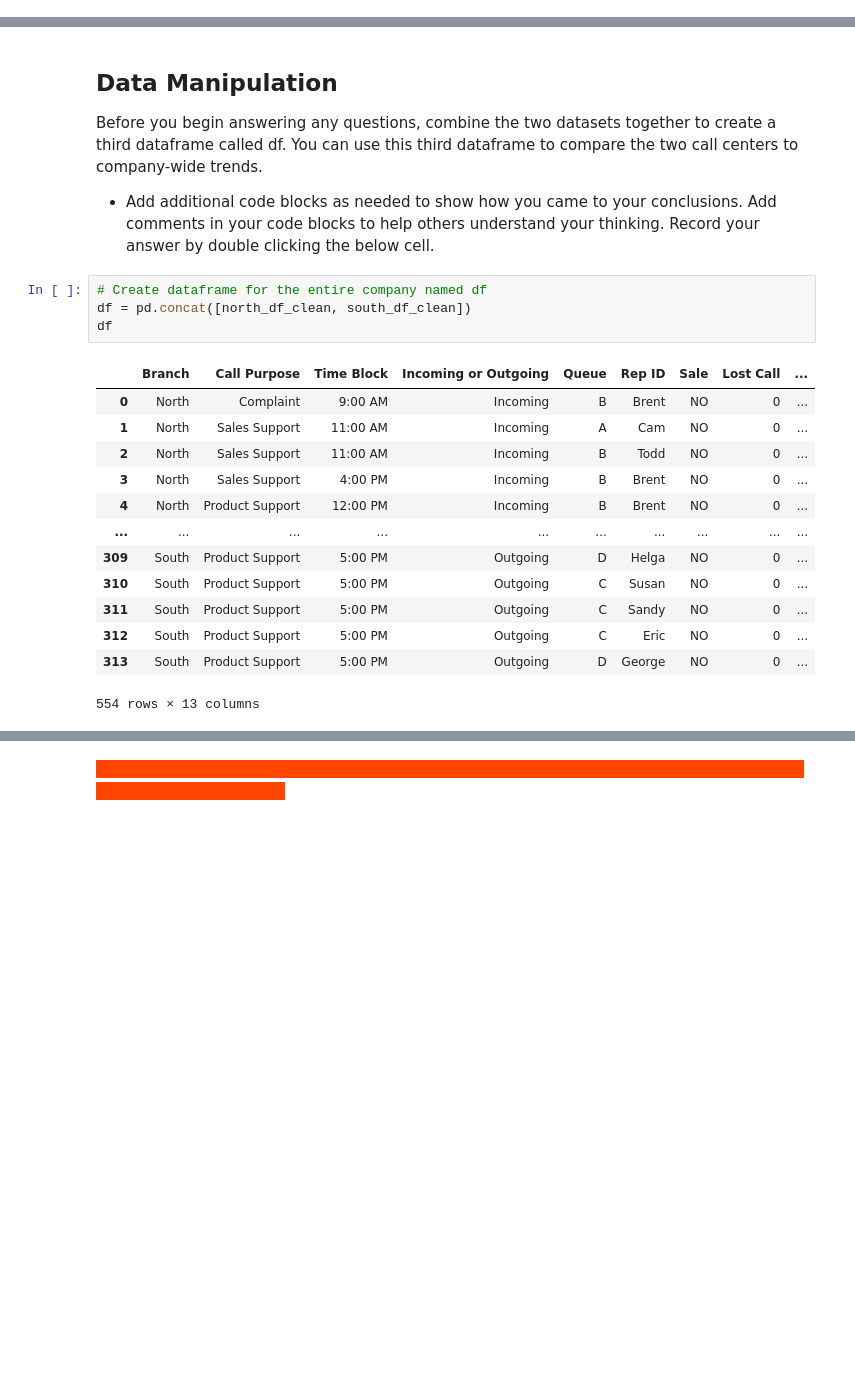
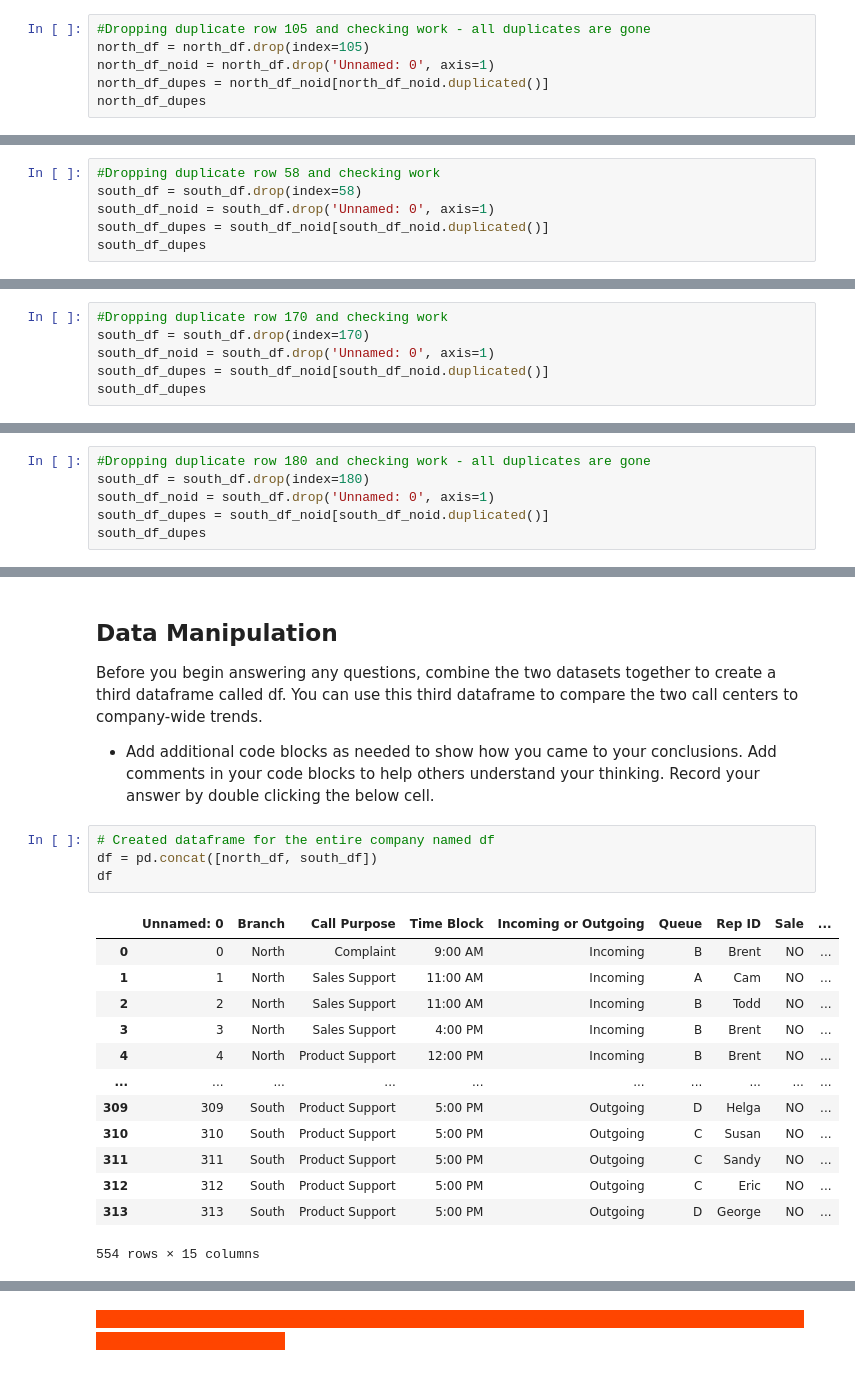
Before and after one commit to sclarksienki/call-center-cleanup-assignment, a Jupyter notebook: Call_Center_Cleanup.ipynb, the cells around one changed output, grey strips where cells are left out. Cells and saved outputs as stored; diff of their text form; blank space fills up the shorter version.

```diff
--- a/Call_Center_Cleanup.ipynb
+++ b/Call_Center_Cleanup.ipynb
@@ -333,0 +423,6 @@ south_df_clean.shape
+# %%
+#Dropping duplicate row 105 and checking work - all duplicates are gone
+north_df = north_df.drop(index=105)
+north_df_noid = north_df.drop('Unnamed: 0', axis=1)
+north_df_dupes = north_df_noid[north_df_noid.duplicated()]
+north_df_dupes
@@ -333,0 +450,6 @@ south_df_clean.shape
+# %%
+#Dropping duplicate row 58 and checking work
+south_df = south_df.drop(index=58)
+south_df_noid = south_df.drop('Unnamed: 0', axis=1)
+south_df_dupes = south_df_noid[south_df_noid.duplicated()]
+south_df_dupes
@@ -333,0 +460,6 @@ south_df_clean.shape
+# %%
+#Dropping duplicate row 170 and checking work
+south_df = south_df.drop(index=170)
+south_df_noid = south_df.drop('Unnamed: 0', axis=1)
+south_df_dupes = south_df_noid[south_df_noid.duplicated()]
+south_df_dupes
@@ -333,0 +469,6 @@ south_df_clean.shape
+# %%
+#Dropping duplicate row 180 and checking work - all duplicates are gone
+south_df = south_df.drop(index=180)
+south_df_noid = south_df.drop('Unnamed: 0', axis=1)
+south_df_dupes = south_df_noid[south_df_noid.duplicated()]
+south_df_dupes
@@ -368,20 +580,20 @@ array([[<Axes: title={'center': 'Calls'}>]], dtype=object)
 Before you begin answering any questions, combine the two datasets together to create a third dataframe called df. You can use this third dataframe to compare the two call centers to company-wide trends.
 * Add additional code blocks as needed to show how you came to your conclusions. Add comments in your code blocks to help others understand your thinking. Record your answer by double clicking the below cell.
 # %%
-# Create dataframe for the entire company named df
-df = pd.concat([north_df_clean, south_df_clean])
+# Created dataframe for the entire company named df
+df = pd.concat([north_df, south_df])
 df
 # %% [output]
-|  | Branch | Call Purpose | Time Block | Incoming or Outgoing | Queue | Rep ID | Sale | Lost Call | ... |
-| 0 | North | Complaint | 9:00 AM | Incoming | B | Brent | NO | 0 | ... |
-| 1 | North | Sales Support | 11:00 AM | Incoming | A | Cam | NO | 0 | ... |
-| 2 | North | Sales Support | 11:00 AM | Incoming | B | Todd | NO | 0 | ... |
-| 3 | North | Sales Support | 4:00 PM | Incoming | B | Brent | NO | 0 | ... |
-| 4 | North | Product Support | 12:00 PM | Incoming | B | Brent | NO | 0 | ... |
+|  | Unnamed: 0 | Branch | Call Purpose | Time Block | Incoming or Outgoing | Queue | Rep ID | Sale | ... |
+| 0 | 0 | North | Complaint | 9:00 AM | Incoming | B | Brent | NO | ... |
+| 1 | 1 | North | Sales Support | 11:00 AM | Incoming | A | Cam | NO | ... |
+| 2 | 2 | North | Sales Support | 11:00 AM | Incoming | B | Todd | NO | ... |
+| 3 | 3 | North | Sales Support | 4:00 PM | Incoming | B | Brent | NO | ... |
+| 4 | 4 | North | Product Support | 12:00 PM | Incoming | B | Brent | NO | ... |
 | ... | ... | ... | ... | ... | ... | ... | ... | ... | ... |
-| 309 | South | Product Support | 5:00 PM | Outgoing | D | Helga | NO | 0 | ... |
-| 310 | South | Product Support | 5:00 PM | Outgoing | C | Susan | NO | 0 | ... |
-| 311 | South | Product Support | 5:00 PM | Outgoing | C | Sandy | NO | 0 | ... |
-| 312 | South | Product Support | 5:00 PM | Outgoing | C | Eric | NO | 0 | ... |
-| 313 | South | Product Support | 5:00 PM | Outgoing | D | George | NO | 0 | ... |
+| 309 | 309 | South | Product Support | 5:00 PM | Outgoing | D | Helga | NO | ... |
+| 310 | 310 | South | Product Support | 5:00 PM | Outgoing | C | Susan | NO | ... |
+| 311 | 311 | South | Product Support | 5:00 PM | Outgoing | C | Sandy | NO | ... |
+| 312 | 312 | South | Product Support | 5:00 PM | Outgoing | C | Eric | NO | ... |
+| 313 | 313 | South | Product Support | 5:00 PM | Outgoing | D | George | NO | ... |
-554 rows × 13 columns
+554 rows × 15 columns
```
Also changed, not shown: parts of 105 cells of this notebook, 11 other files.
